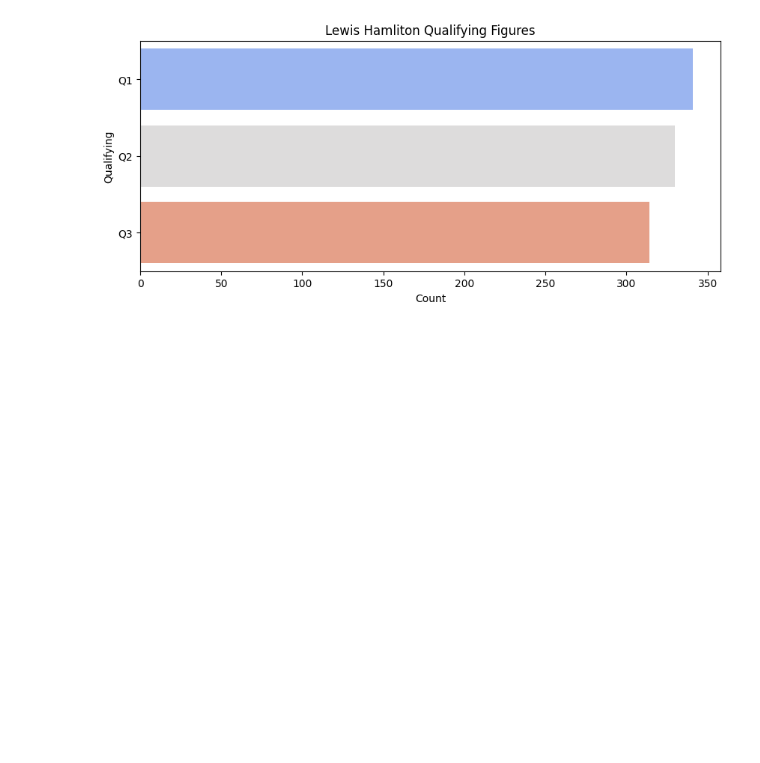
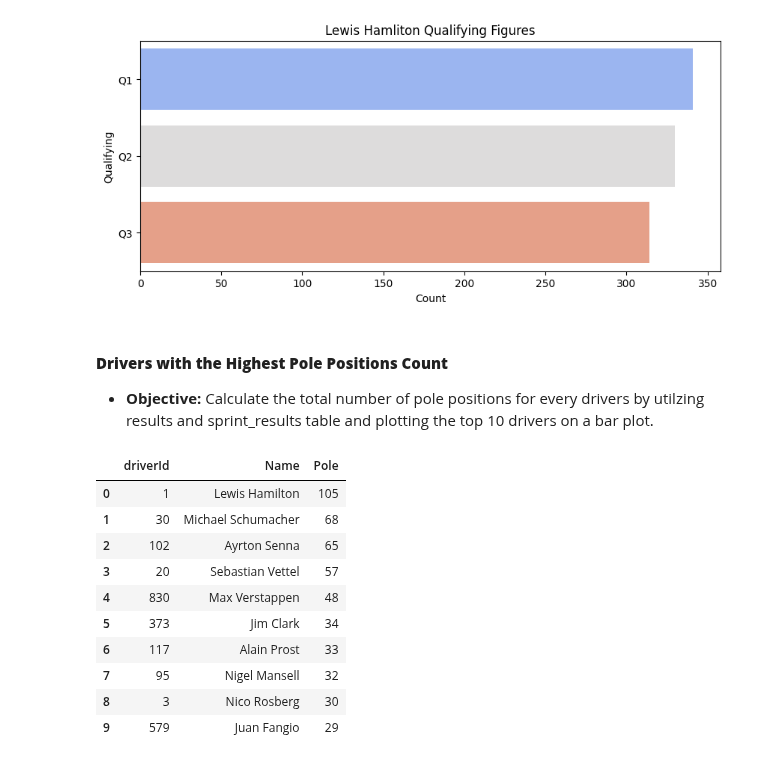
Before and after one commit to sagarverma29/F1-World-Championship-Analysis, a Jupyter notebook: Formula 1 EDA.ipynb, the cells around one changed output. Cells and saved outputs as stored; diff of their text form; code cells hidden in the pictures; blank space fills up the shorter version.

```diff
--- a/Formula 1 EDA.ipynb
+++ b/Formula 1 EDA.ipynb
@@ -820,3 +820,6 @@ plt.title('Lewis Hamliton Qualifying Figures')
 plt.show()
 # %% [output]
 [figure]
+# %% [markdown]
+#### **Drivers with the Highest Pole Positions Count**
+- **Objective:** Calculate the total number of pole positions for every drivers by utilzing results and sprint_results table and plotting the top 10 drivers on a bar plot.
@@ -822,0 +856,14 @@ plt.show()
+# %%
+Pole_positions.head(10)
+# %% [output]
+|  | driverId | Name | Pole |
+| 0 | 1 | Lewis Hamilton | 105 |
+| 1 | 30 | Michael Schumacher | 68 |
+| 2 | 102 | Ayrton Senna | 65 |
+| 3 | 20 | Sebastian Vettel | 57 |
+| 4 | 830 | Max Verstappen | 48 |
+| 5 | 373 | Jim Clark | 34 |
+| 6 | 117 | Alain Prost | 33 |
+| 7 | 95 | Nigel Mansell | 32 |
+| 8 | 3 | Nico Rosberg | 30 |
+| 9 | 579 | Juan Fangio | 29 |
```
Also changed, not shown: parts of 10 cells of this notebook.
